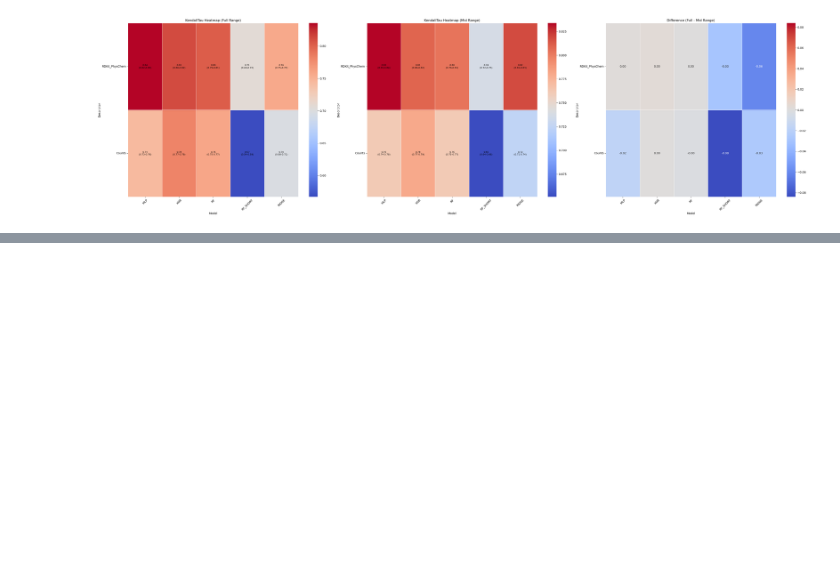
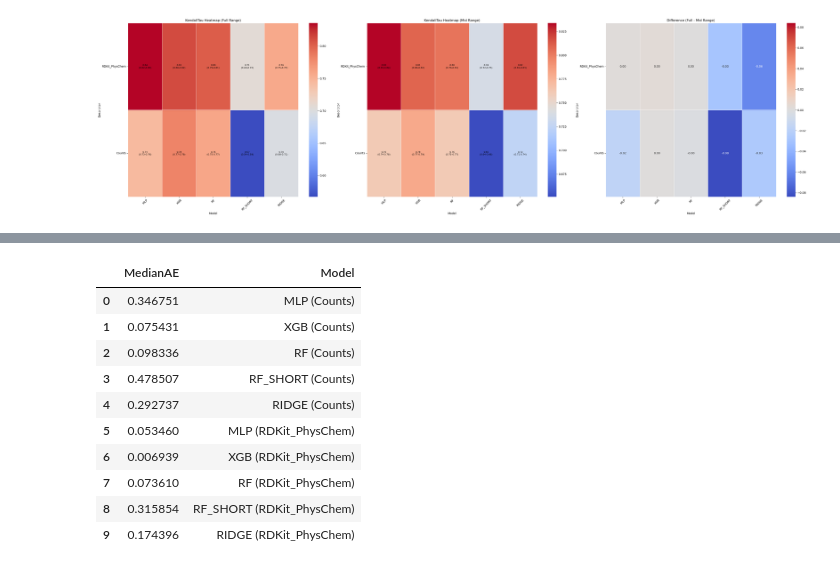
Before and after one commit to Cschiebroek/mdfptools, a Jupyter notebook: carl/benchmarking_platform/analysis_benchmarking_platform_different_ranges copy.ipynb, the cells around one changed output, grey strips where cells are left out. Saved outputs shown, nothing was run; the diff lists cells and outputs as text; code cells hidden in the pictures; blank space fills up the shorter version.

```diff
--- a/carl/benchmarking_platform/analysis_benchmarking_platform_different_ranges copy.ipynb
+++ b/carl/benchmarking_platform/analysis_benchmarking_platform_different_ranges copy.ipynb
@@ -228,0 +231,25 @@ analyze_overfitting(
+# %%
+train_path_full = 'results/train_set_full_overfitting_check_different_train_ranges_Counts.pkl'
+train_path_mid = 'results/train_set_mid_overfitting_check_different_train_ranges_Counts.pkl'
+test_path = 'results/test_set_overfitting_check_different_train_ranges_Counts.pkl'
+train_data_full, train_data_mid, test_data = load_data(train_path_full, train_path_mid, test_path)
+data_train_mid = pd.read_pickle(train_path_mid)
+model_names =data_train_mid['combined_titles']
+metric_names=[ 'MedianAE']
+train_metrics_mid = calculate_metrics(train_data_mid['reals_list'], train_data_mid['predictions_train_mid_range'], metric_names)
+train_metrics_mid
+df = pd.DataFrame(train_metrics_mid)
+df['Model'] = model_names
+df
+# %% [output]
+|  | MedianAE | Model |
+| 0 | 0.346751 | MLP (Counts) |
+| 1 | 0.075431 | XGB (Counts) |
+| 2 | 0.098336 | RF (Counts) |
+| 3 | 0.478507 | RF_SHORT (Counts) |
+| 4 | 0.292737 | RIDGE (Counts) |
+| 5 | 0.053460 | MLP (RDKit_PhysChem) |
+| 6 | 0.006939 | XGB (RDKit_PhysChem) |
+| 7 | 0.073610 | RF (RDKit_PhysChem) |
+| 8 | 0.315854 | RF_SHORT (RDKit_PhysChem) |
+| 9 | 0.174396 | RIDGE (RDKit_PhysChem) |
```
Also changed, not shown: parts of 5 cells of this notebook, 14 other files.
